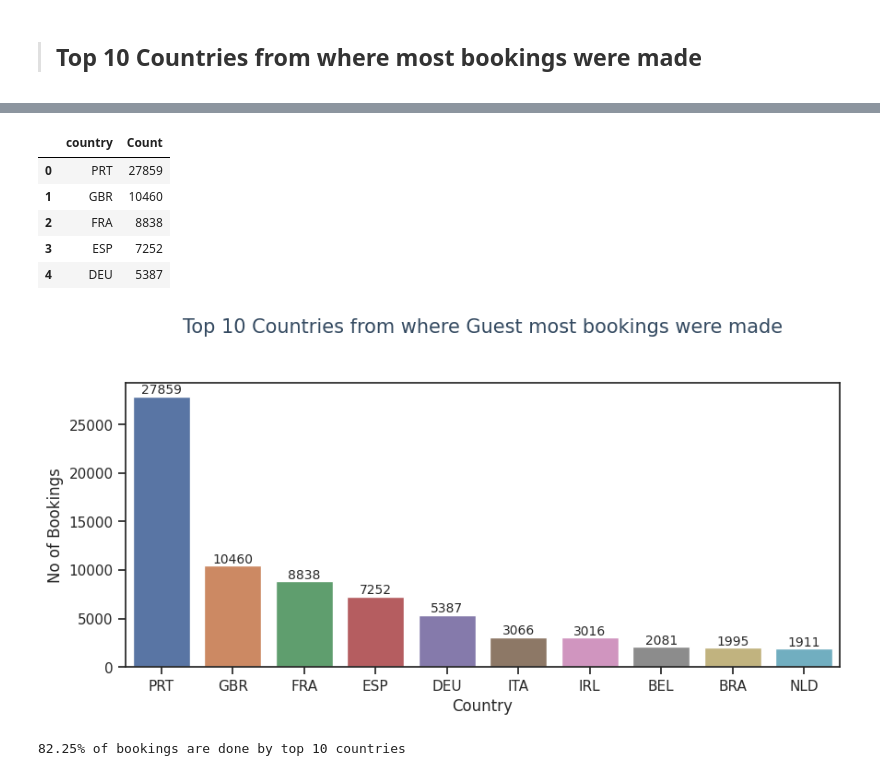
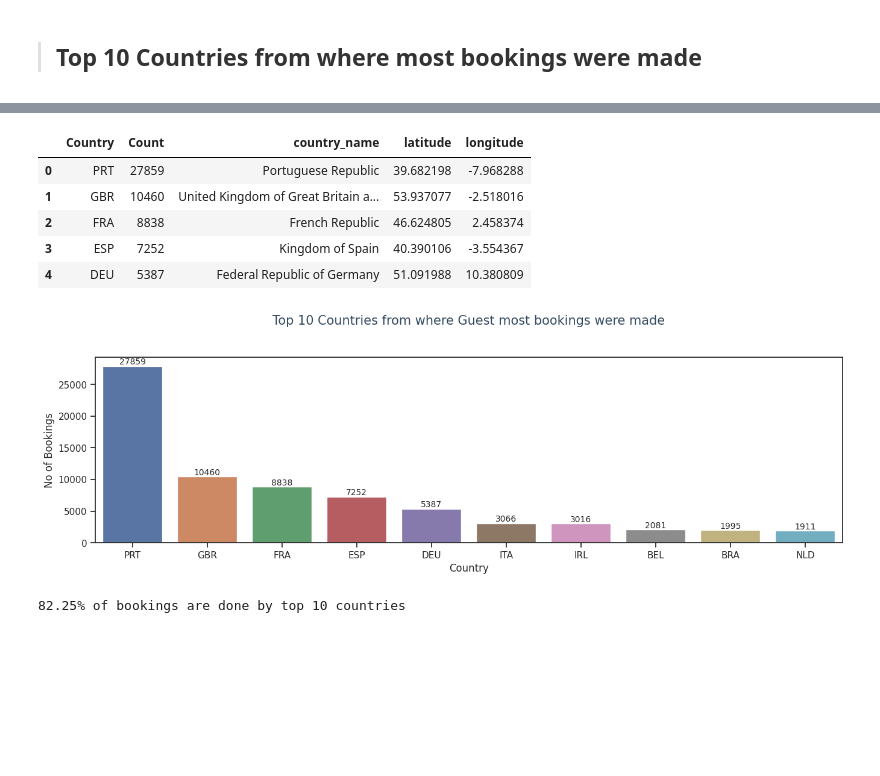
Before and after one commit to Bhushan0097/01.-CAPSTONE-PROJECT----Hotel-Bookings.csv, a Jupyter notebook: 01_Capstone_Project_EDA_HotelBooking.ipynb, the cells around one changed output, grey strips where cells are left out. Saved outputs shown, nothing was run; the diff lists cells and outputs as text; code cells hidden in the pictures; blank space fills up the shorter version.

```diff
--- a/01_Capstone_Project_EDA_HotelBooking.ipynb
+++ b/01_Capstone_Project_EDA_HotelBooking.ipynb
@@ -759,5 +762,3 @@ print(countries_name_dict)
 # As checked on Internet CN  is country code for China and TMP for East Timor
 countries_name_dict['CN'] = 'China'
 countries_name_dict['TMP'] = 'East Timor'
-# %%
-hotel_data2['country_name'] = hotel_data2['country'].apply(lambda x : countries_name_dict.get(x))
@@ -1060,7 +1070,3 @@ The number of bookings have been increased by 51.77% in year 2016-17
 #### Chart - 1
 # %% [markdown]
 >  <h2> <b> <font color ="#333">  Top 10 Countries from where most bookings were made </div> </b>
-# %%
-#Checking in which cycle guest Booked more Hotels
-Countries_count = hotel_data2['country'].value_counts().reset_index(name = 'Count')
-Countries_count.head(10)
@@ -1079,39 +1073,38 @@ Countries_count.head(10)
-# %%
-Countries_count.rename(columns = {'index':'country'},inplace = True)
-Countries_count.head()
-# %% [output]
-|  | country | Count |
-| 0 | PRT | 27859 |
-| 1 | GBR | 10460 |
-| 2 | FRA | 8838 |
-| 3 | ESP | 7252 |
-| 4 | DEU | 5387 |
+# %%
+Countries_count.head()
+# %% [output]
+|  | Country | Count | country_name | latitude | longitude |
+| 0 | PRT | 27859 | Portuguese Republic | 39.682198 | -7.968288 |
+| 1 | GBR | 10460 | United Kingdom of Great Britain a... | 53.937077 | -2.518016 |
+| 2 | FRA | 8838 | French Republic | 46.624805 | 2.458374 |
+| 3 | ESP | 7252 | Kingdom of Spain | 40.390106 | -3.554367 |
+| 4 | DEU | 5387 | Federal Republic of Germany | 51.091988 | 10.380809 |
 # %%
 # Chart - 1 visualization code
 # Displaying Top Top 10 Countries from where most bookings were made
 
 
 # setting the dimensions of the plot
-fig, ax = plt.subplots(figsize=(10, 4))
+fig, ax = plt.subplots(figsize=(16, 4))
 
-vis = sns.barplot(data=Countries_count.head(10), x="country", y="Count")
+vis = sns.barplot(data=Countries_count.head(10), x="Country", y="Count")
 
-vis.set_xticklabels(labels=Countries_count['country'].head(10))
+vis.set_xticklabels(labels=Countries_count['Country'].head(10))
 
 for i in vis.containers: # displaying the count number on top of each bar
     vis.bar_label(i,size='small')
 
 
 
 plt.title("Top 10 Countries from where Guest most bookings were made\n\n", fontsize=15, fontweight=0, color='#334960', loc='center' , style='normal' )
 plt.xlabel('Country')
 plt.ylabel('No of Bookings')
 
 
 # Show the plot
 plt.show()
 # %% [output]
-[figure, old version]
+[figure, new version]
 # %%
 Top_10 = Countries_count.head(10)
 Top_10_booking_Percent = Top_10['Count'].sum()/Countries_count['Count'].sum() *100
```
Also changed, not shown: parts of 25 cells of this notebook.
